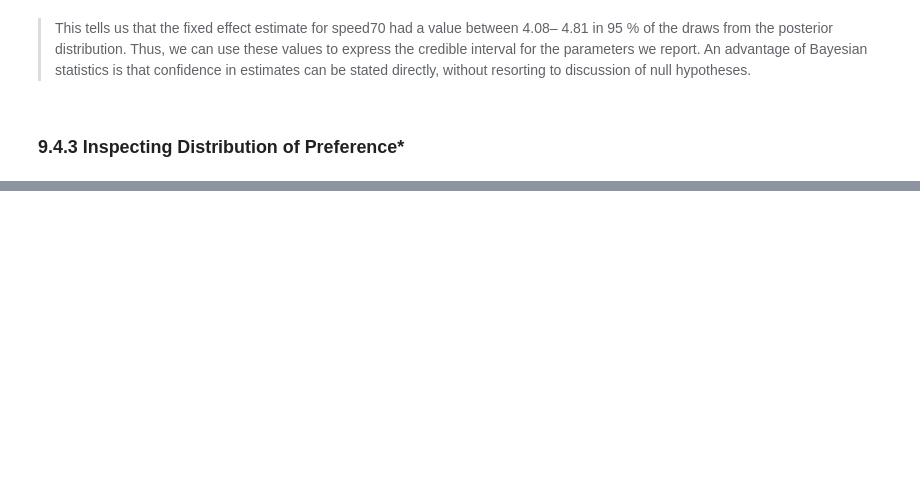
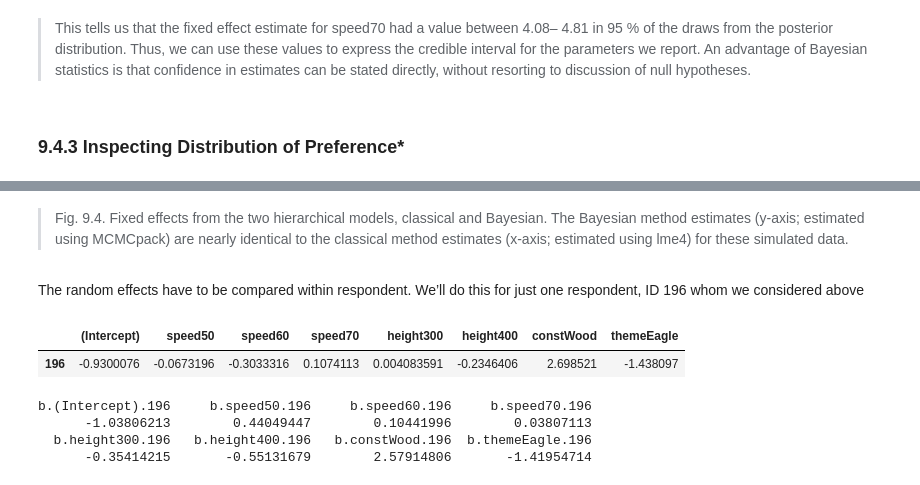
Before and after one commit to LeeChang-Soo/R-for-marketing-analytics, a Jupyter notebook: 9_Additional Linear Modeling Topics.ipynb, the cells around one changed output, grey strips where cells are left out. Drawn from its saved outputs; the diff is of its cells as text; code cells hidden in the pictures; blank space fills up the shorter version.

```diff
--- a/9_Additional Linear Modeling Topics.ipynb
+++ b/9_Additional Linear Modeling Topics.ipynb
@@ -1486,0 +1552,22 @@ hist(ride.constWood$statistics[,1], main='Preference for Wood vs. Steel',
+# %% [markdown]
+> Fig. 9.4. Fixed effects from the two hierarchical
+models, classical and Bayesian. The
+Bayesian method estimates (y-axis; estimated
+using MCMCpack) are nearly identical to the
+classical method estimates (x-axis; estimated
+using lme4) for these simulated data.
+# %% [markdown]
+The random effects have to be compared within respondent. We’ll do this for just
+one respondent, ID 196 whom we considered above
+# %%
+ranef(ride.hlm2)$resp.id[196,]
+# %% [output]
+|  | (Intercept) | speed50 | speed60 | speed70 | height300 | height400 | constWood | themeEagle |
+| 196 | -0.9300076 | -0.0673196 | -0.3033316 | 0.1074113 | 0.004083591 | -0.2346406 | 2.698521 | -1.438097 |
+# %%
+colMeans(ride.mc2$mcmc[, grepl('.196', colnames(ride.mc2$mcmc))])
+# %% [output]
+b.(Intercept).196     b.speed50.196     b.speed60.196     b.speed70.196
+      -1.03806213        0.44049447        0.10441996        0.03807113
+  b.height300.196   b.height400.196   b.constWood.196  b.themeEagle.196
+      -0.35414215       -0.55131679        2.57914806       -1.41954714
```
Also changed, not shown: parts of 49 cells of this notebook.
